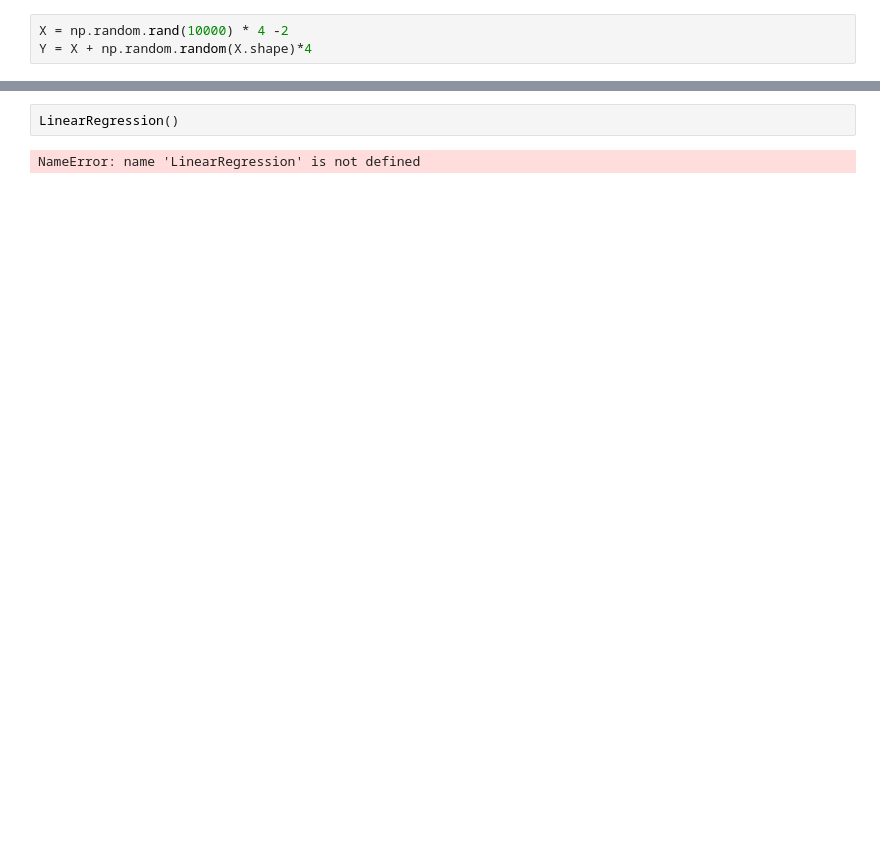
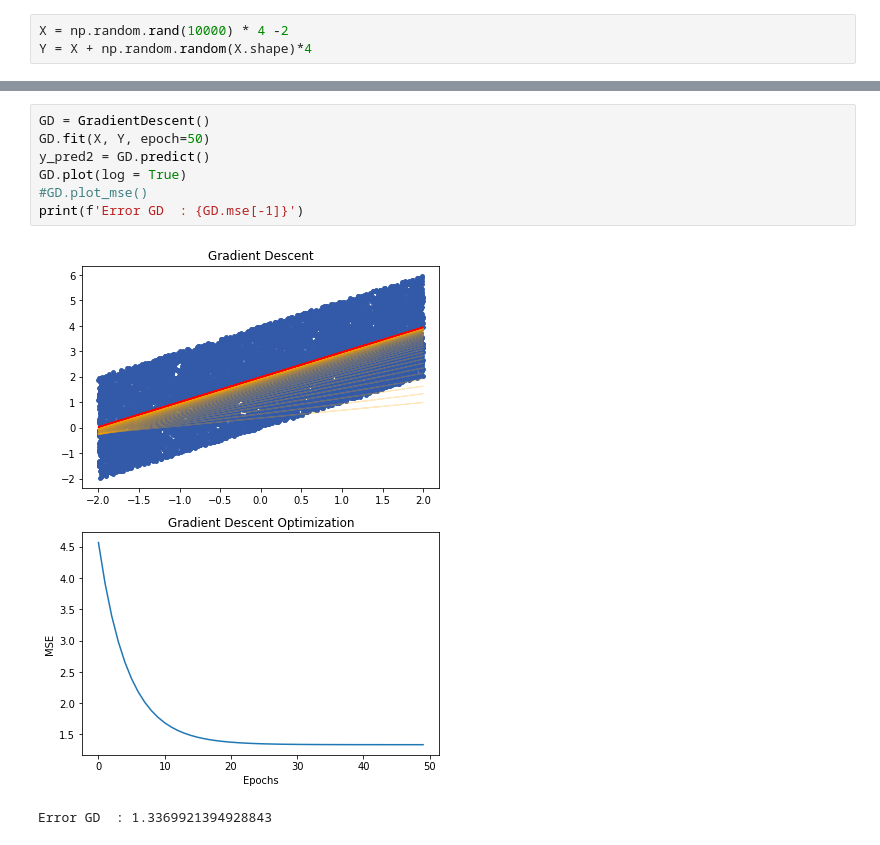
Before and after one commit to Bouchet07/intelligen, a Jupyter notebook: Test.ipynb, the cells around one changed output, grey strips where cells are left out. Drawn from its saved outputs; the diff is of its cells as text; blank space fills up the shorter version.

```diff
--- a/Test.ipynb
+++ b/Test.ipynb
@@ -15,4 +19,10 @@ NameError: name 'LinearRegression' is not defined
-# %%
-LinearRegression()
-# %% [output]
-NameError: name 'LinearRegression' is not defined
+# %%
+GD = GradientDescent()
+GD.fit(X, Y, epoch=50)
+y_pred2 = GD.predict()
+GD.plot(log = True)
+#GD.plot_mse()
+print(f'Error GD  : {GD.mse[-1]}')
+# %% [output]
+[figure, added]
+Error GD  : 1.3369921394928843
```
Also changed, not shown: parts of 5 cells of this notebook, 4 other files.
